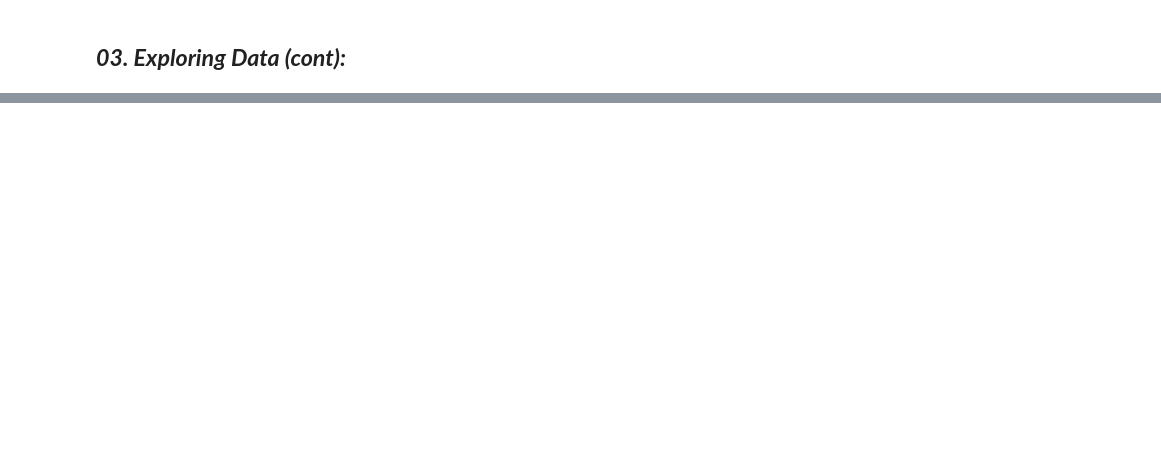
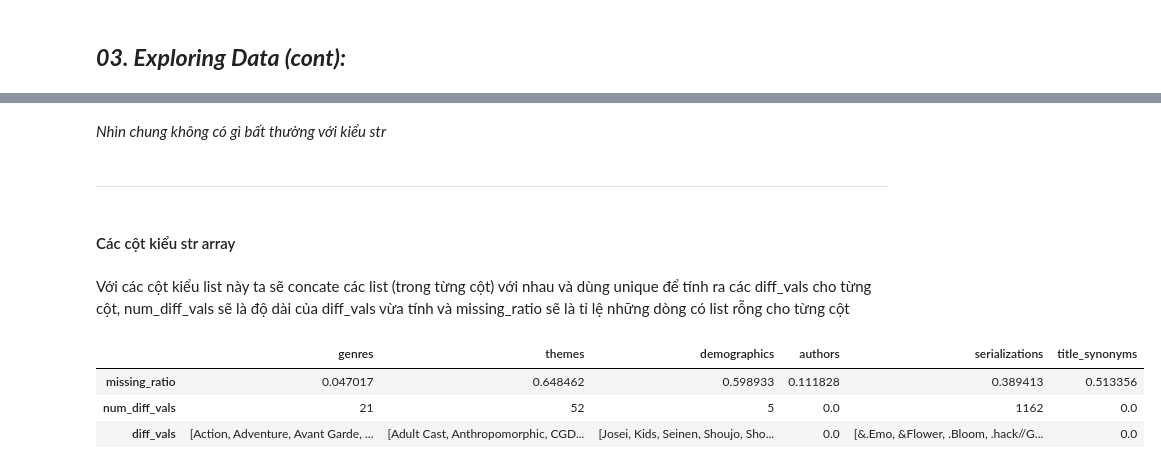
Before and after one commit to lengoctuong/Prj-Manga-Dataset_Programming4DS, a Jupyter notebook: 02_Exploring-Preprocessing-Data.ipynb, the cells around one changed output, grey strips where cells are left out. Drawn from its saved outputs; the diff is of its cells as text; code cells hidden in the pictures; blank space fills up the shorter version.

```diff
--- a/02_Exploring-Preprocessing-Data.ipynb
+++ b/02_Exploring-Preprocessing-Data.ipynb
@@ -225,0 +293,29 @@ dtype: object
+# %% [markdown]
+_Nhìn chung không có gì bất thường với kiểu str_
+# %% [markdown]
+---
+# %% [markdown]
+#### Các cột kiểu str array
+# %% [markdown]
+Với các cột kiểu list này ta sẽ concate các list (trong từng cột) với nhau và dùng unique để tính ra các diff_vals cho từng cột, num_diff_vals sẽ là độ dài của diff_vals vừa tính và missing_ratio sẽ là tỉ lệ những dòng có list rỗng cho từng cột
+# %%
+str_arr_col_profiles_df = pd.DataFrame({'genres': [.0] * 3,
+                                        'themes': [.0] * 3,
+                                        'demographics': [.0] * 3,
+                                        'authors': [.0] * 3,
+                                        'serializations': [.0] * 3,
+                                        'title_synonyms': [.0] * 3},
+                                       index=['missing_ratio', 'num_diff_vals', 'diff_vals'], dtype=object)
+
+str_arr_col_profiles_df.loc['missing_ratio'] = np.sum(manga_df[str_arr_col_profiles_df.columns].apply(lambda col: col.apply(len)) == 0) / manga_df.shape[0]
+str_arr_col_profiles_df.loc['diff_vals'][['genres', 'themes', 'demographics', 'serializations']] = \
+    manga_df[str_arr_col_profiles_df.columns].apply(np.concatenate)[['genres', 'themes', 'demographics', 'serializations']].apply(np.unique)
+str_arr_col_profiles_df.loc['num_diff_vals'][['genres', 'themes', 'demographics', 'serializations']] = \
+    str_arr_col_profiles_df.loc['diff_vals'][['genres', 'themes', 'demographics', 'serializations']].apply(len)
+
+str_arr_col_profiles_df
+# %% [output]
+|  | genres | themes | demographics | authors | serializations | title_synonyms |
+| missing_ratio | 0.047017 | 0.648462 | 0.598933 | 0.111828 | 0.389413 | 0.513356 |
+| num_diff_vals | 21 | 52 | 5 | 0.0 | 1162 | 0.0 |
+| diff_vals | [Action, Adventure, Avant Garde, ... | [Adult Cast, Anthropomorphic, CGD... | [Josei, Kids, Seinen, Shoujo, Sho... | 0.0 | [&.Emo, &Flower, .Bloom, .hack//G... | 0.0 |
```
Also changed, not shown: parts of 29 cells of this notebook.
